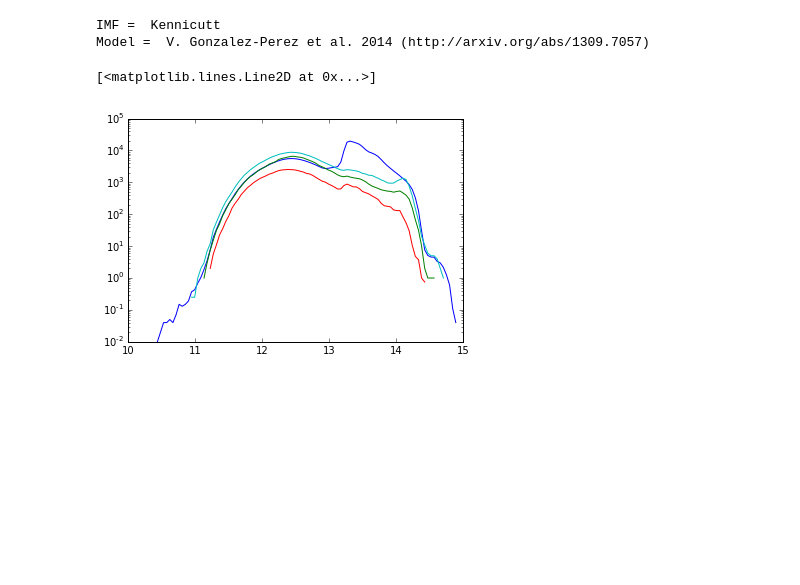
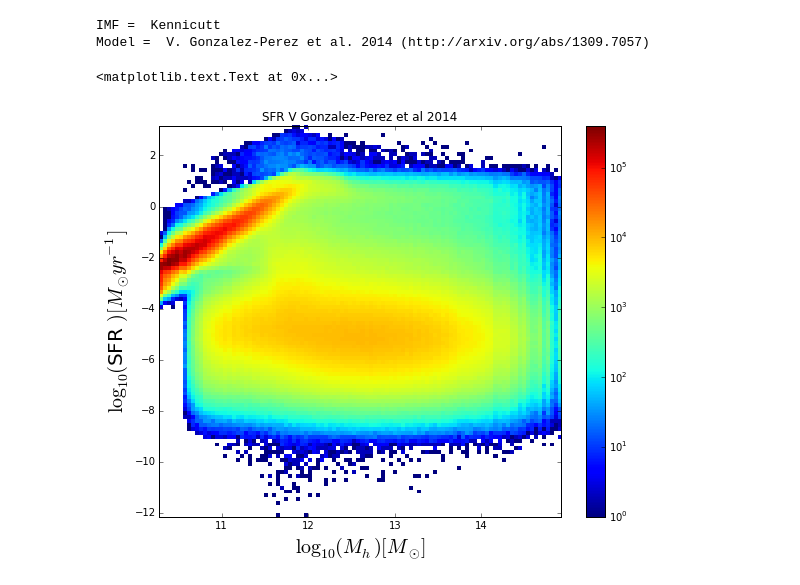
Before and after one commit to flgomezc/sfr-dmhm, a Jupyter notebook: program/V-Gonzalez data.ipynb, the cells around one changed output. Saved outputs shown, nothing was run; the diff lists cells and outputs as text; code cells hidden in the pictures; blank space fills up the shorter version.

```diff
--- a/program/V-Gonzalez data.ipynb
+++ b/program/V-Gonzalez data.ipynb
@@ -59,8 +34,9 @@ MassRange = np.array(MassRange)
-# %%
-semilogy( MassRange, SFR_mean)
-semilogy( MassRange, SFR_per[:,1])
-semilogy( MassRange, SFR_per[:,0])
-semilogy( MassRange, SFR_per[:,2])
-# %% [output]
-[<matplotlib.lines.Line2D at 0x...>]
-[figure, removed]
+# %%
+figure(figsize=(9,7))
+title('SFR V Gonzalez-Perez et al 2014')
+hist2d(logM, logSFR, bins=100, norm=LogNorm()); colorbar()
+xlabel(r"$\log_{10}( M_h ) [M_\odot]$", fontsize=20)
+ylabel(r"$\log_{10}($SFR $)[M_\odot yr^{-1}]$", fontsize=20)
+# %% [output]
+<matplotlib.text.Text at 0x...>
+[figure, added]
```
Also changed, not shown: parts of 6 cells of this notebook.
